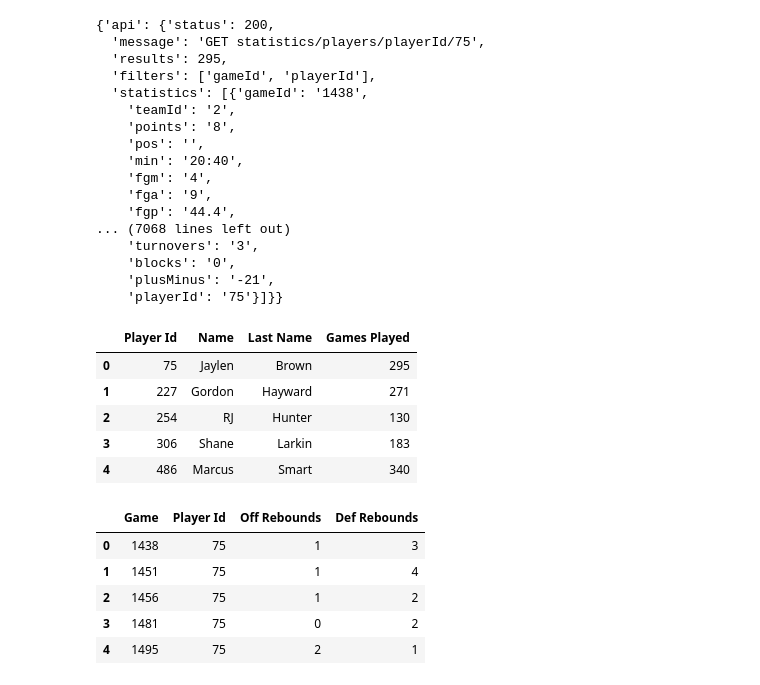
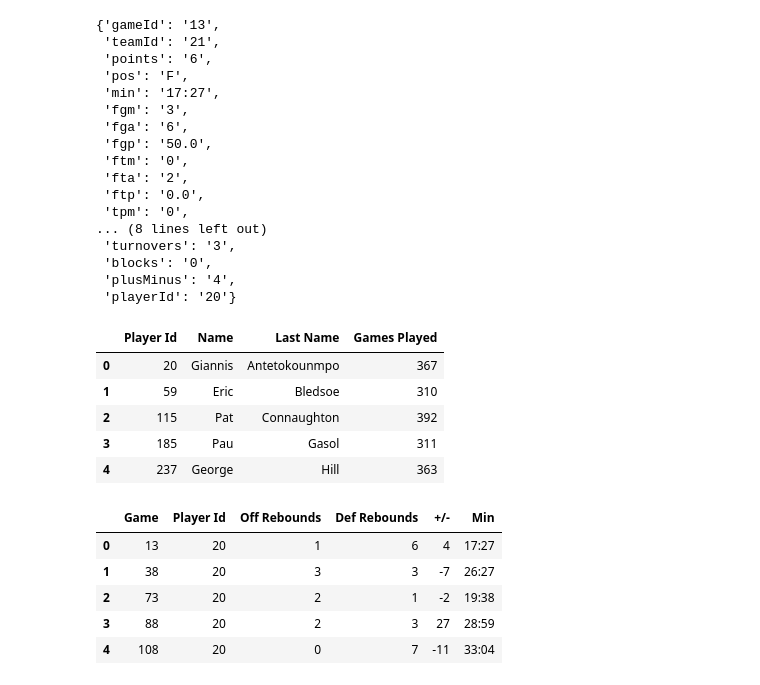
Before and after one commit to Fernandarangel23/Project-1---The-Jordans, a Jupyter notebook: NBA_API.ipynb, the cells around one changed output. Saved outputs shown, nothing was run; the diff lists cells and outputs as text; code cells hidden in the pictures.

```diff
--- a/NBA_API.ipynb
+++ b/NBA_API.ipynb
@@ -53,7 +49,7 @@ query_url
 team_response = requests.get(query_url,
   headers={
     "X-RapidAPI-Host": "api-nba-v1.p.rapidapi.com",
-    "X-RapidAPI-Key": api_key_NBA
+    "X-RapidAPI-Key": api_key_NBA_fer
   }
 )
 # %%
@@ -97,6 +92,7 @@ df
 # %%
 player_data = []
 for player in player_list_id:
-    player_response = requests.get(f"https://api-nba-v1.p.rapidapi.com/statistics/players/playerId/{player}", headers={"X-RapidAPI-Host": "api-nba-v1.p.rapidapi.com","X-RapidAPI-Key": "50718737c0mshe75da4de360b64fp174606jsn214aa1a3bcb9"})
+    player_response = requests.get(f"https://api-nba-v1.p.rapidapi.com/statistics/players/playerId/{player}", headers={"X-RapidAPI-Host": "api-nba-v1.p.rapidapi.com","X-RapidAPI-Key": api_key_NBA_fer})
+    print(player_response)
     player_json = player_response.json()
     player_data.append(player_json)
@@ -103,23 +117,23 @@ for player in player_list_id:
 # %%
-player_data[0]
+player_data[0]["api"]["statistics"][0]
 # %% [output]
-{'api': {'status': 200,
-  'message': 'GET statistics/players/playerId/75',
-  'results': 295,
-  'filters': ['gameId', 'playerId'],
-  'statistics': [{'gameId': '1438',
-    'teamId': '2',
-    'points': '8',
-    'pos': '',
-    'min': '20:40',
-    'fgm': '4',
-    'fga': '9',
-    'fgp': '44.4',
-... (7068 lines left out)
-    'turnovers': '3',
-    'blocks': '0',
-    'plusMinus': '-21',
-    'playerId': '75'}]}}
+{'gameId': '13',
+ 'teamId': '21',
+ 'points': '6',
+ 'pos': 'F',
+ 'min': '17:27',
+ 'fgm': '3',
+ 'fga': '6',
+ 'fgp': '50.0',
+ 'ftm': '0',
+ 'fta': '2',
+ 'ftp': '0.0',
+ 'tpm': '0',
+... (8 lines left out)
+ 'turnovers': '3',
+ 'blocks': '0',
+ 'plusMinus': '4',
+ 'playerId': '20'}
 # %%
 player_statistics = []
 for player in player_data:
@@ -134,16 +148,18 @@ df2["Games Played"] = games_count
 df2.head()
 # %% [output]
 |  | Player Id | Name | Last Name | Games Played |
-| 0 | 75 | Jaylen | Brown | 295 |
-| 1 | 227 | Gordon | Hayward | 271 |
-| 2 | 254 | RJ | Hunter | 130 |
-| 3 | 306 | Shane | Larkin | 183 |
-| 4 | 486 | Marcus | Smart | 340 |
+| 0 | 20 | Giannis | Antetokounmpo | 367 |
+| 1 | 59 | Eric | Bledsoe | 310 |
+| 2 | 115 | Pat | Connaughton | 392 |
+| 3 | 185 | Pau | Gasol | 311 |
+| 4 | 237 | George | Hill | 363 |
 # %%
 game_ids = []
 player_ids = []
 offrebs = []
 defrebs = []
+plusminus = []
+minutes = []
 
 for o in player_data:
     for f in o["api"]["statistics"]:
@@ -151,18 +167,22 @@ for o in player_data:
         player_ids.append(f["playerId"])
         offrebs.append(f["offReb"])
         defrebs.append(f["defReb"])
+        plusminus.append(f["plusMinus"])
+        minutes.append(f["min"])
 # %%
 df3 = pd.DataFrame({
 "Game": game_ids,
 "Player Id": player_ids,
 "Off Rebounds": offrebs,
-"Def Rebounds": defrebs
+"Def Rebounds": defrebs,
+"+/-": plusminus,
+"Min": minutes
 })
 df3.head()
 # %% [output]
-|  | Game | Player Id | Off Rebounds | Def Rebounds |
-| 0 | 1438 | 75 | 1 | 3 |
-| 1 | 1451 | 75 | 1 | 4 |
-| 2 | 1456 | 75 | 1 | 2 |
-| 3 | 1481 | 75 | 0 | 2 |
-| 4 | 1495 | 75 | 2 | 1 |
+|  | Game | Player Id | Off Rebounds | Def Rebounds | +/- | Min |
+| 0 | 13 | 20 | 1 | 6 | 4 | 17:27 |
+| 1 | 38 | 20 | 3 | 3 | -7 | 26:27 |
+| 2 | 73 | 20 | 2 | 1 | -2 | 19:38 |
+| 3 | 88 | 20 | 2 | 3 | 27 | 28:59 |
+| 4 | 108 | 20 | 0 | 7 | -11 | 33:04 |
```
Also changed, not shown: parts of 23 cells of this notebook.
